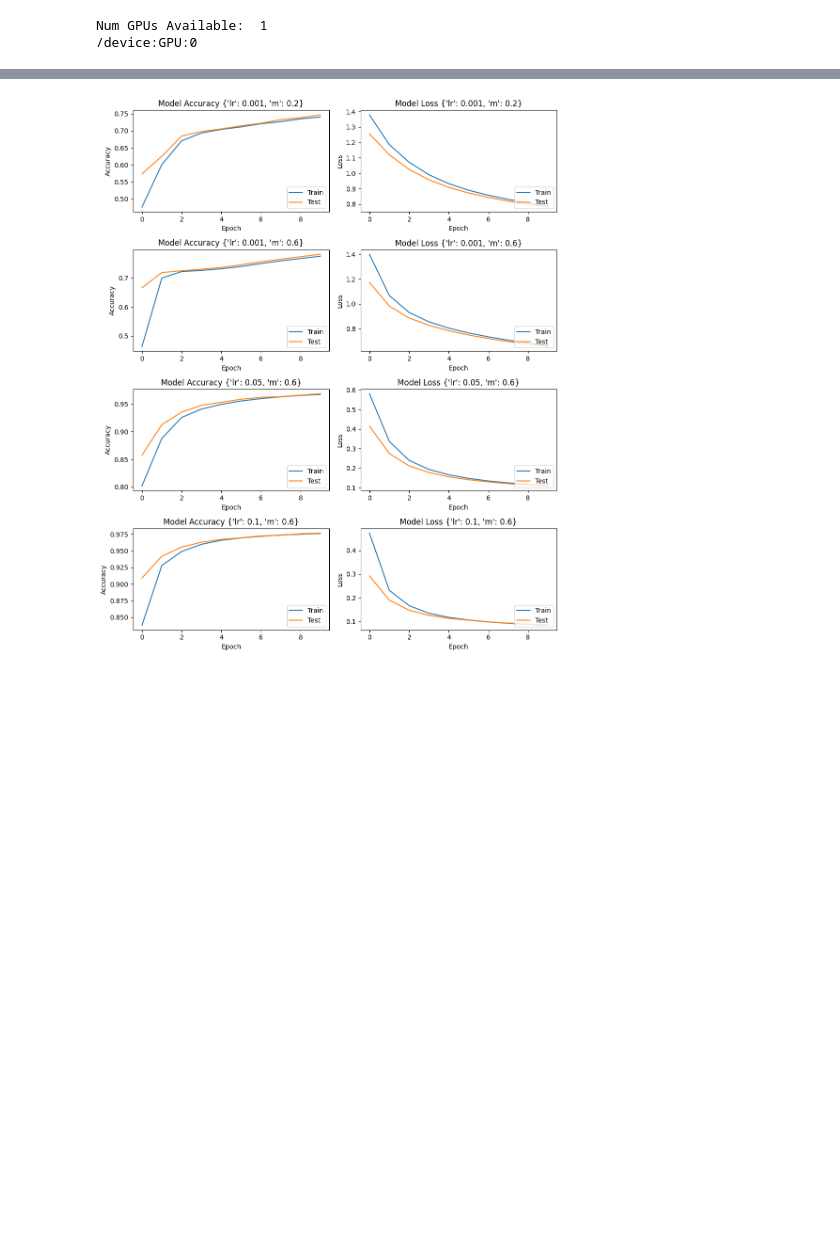
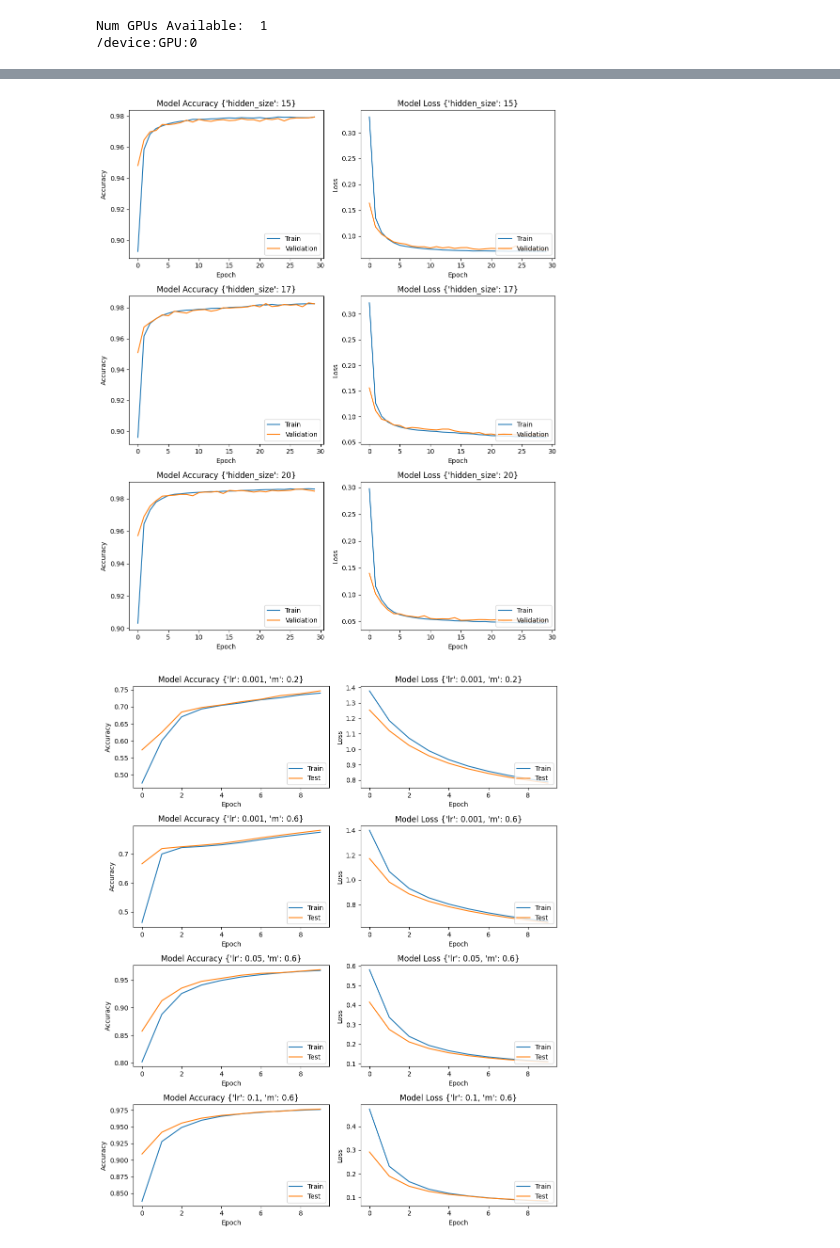
Before and after one commit to OnionKiller/AI_Homework_HAR-PUC-Rio, a Jupyter notebook: training.ipynb, the cells around one changed output, grey strips where cells are left out. Saved outputs shown, nothing was run; the diff lists cells and outputs as text; code cells hidden in the pictures; blank space fills up the shorter version.

```diff
--- a/training.ipynb
+++ b/training.ipynb
@@ -183,0 +51,17 @@ for cond in test_matrice:
+# %%
+from importlib import reload
+
+import numpy as np
+reload(homework_utils)
+scores = []
+hidden_layer_matrice = [
+    {"hidden_size":I,},
+    {"hidden_size":int((2*I+O)/2),},
+    {"hidden_size":I+O,},
+]
+
+reload(homework_utils)
+import logging
+logging.getLogger().setLevel(logging.INFO)
+
+hiddensize_test_resuts = homework_utils.wrap_test_case(hidden_layer_matrice,create_model,df[feature_cols].values,df[target_col].values)
@@ -183,0 +91,7 @@ for cond in test_matrice:
+# %%
+reload(homework_utils)
+
+# set up the figure
+homework_utils.figure_from_histories([I.histories[0] for I in hiddensize_test_resuts],[I.testcase for I in hiddensize_test_resuts])
+# %% [output]
+[figure, added]
```
Also changed, not shown: parts of 15 cells of this notebook.
